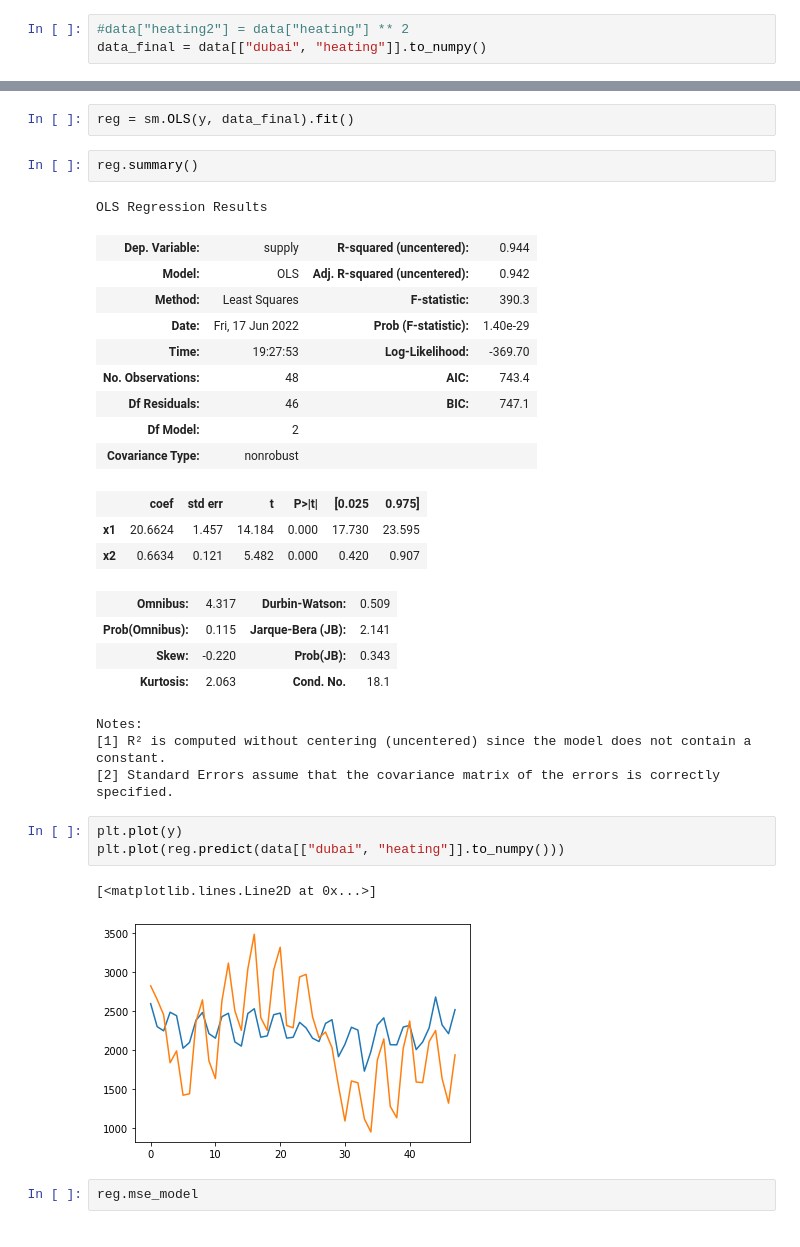
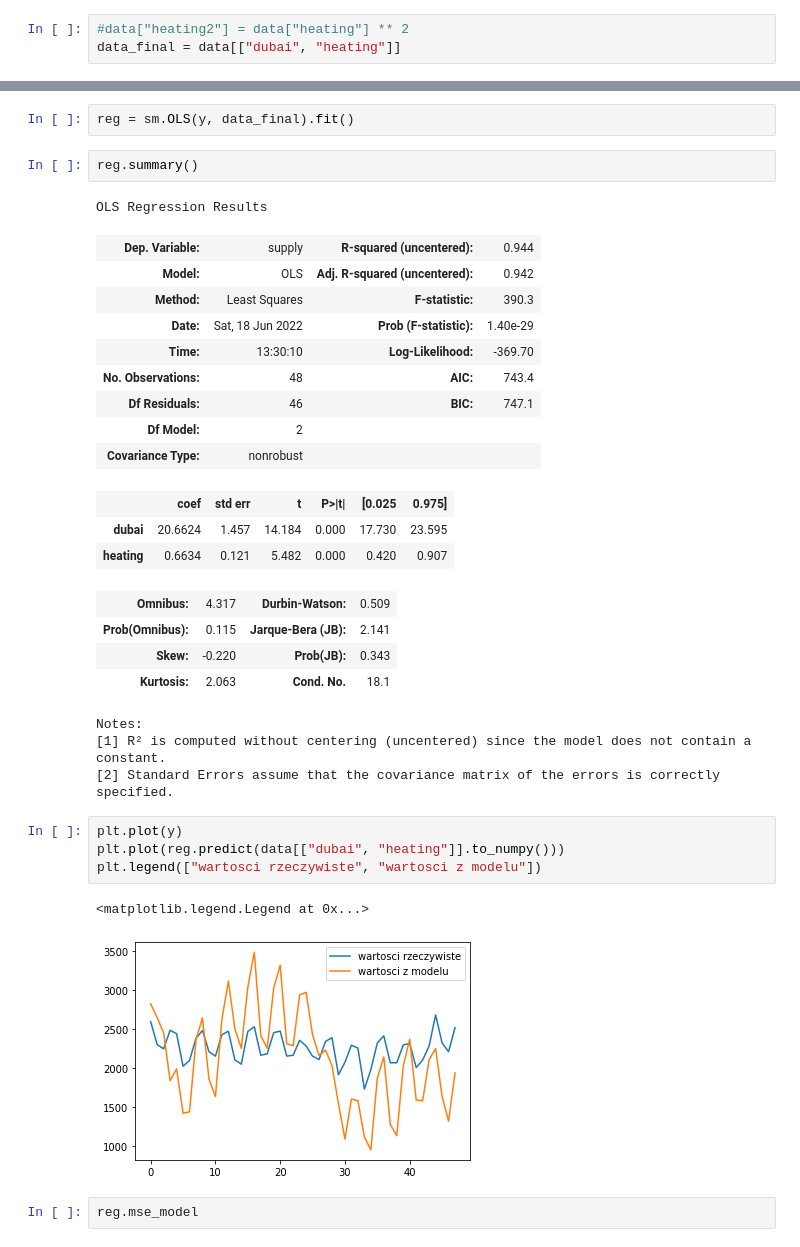
Before and after one commit to pgronkievitz/ekonometria, a Jupyter notebook: ekonometria-projekt2.ipynb, the cells around one changed output, grey strips where cells are left out. Saved outputs shown, nothing was run; the diff lists cells and outputs as text.

Commit message:
change models input to pandas frames add model version with constant added add legend to axes

```diff
--- a/ekonometria-projekt2.ipynb
+++ b/ekonometria-projekt2.ipynb
@@ -203,7 +203,7 @@ Należy wybrać dwie zmienne:
 2. `dubai`
 # %%
 #data["heating2"] = data["heating"] ** 2
-data_final = data[["dubai", "heating"]].to_numpy()
+data_final = data[["dubai", "heating"]]
 # %% [markdown]
 # Estymacja współczynników modelu
 
@@ -221,15 +225,15 @@ OLS Regression Results
 | Dep. Variable: | supply | R-squared (uncentered): | 0.944 |
 | Model: | OLS | Adj. R-squared (uncentered): | 0.942 |
 | Method: | Least Squares | F-statistic: | 390.3 |
-| Date: | Fri, 17 Jun 2022 | Prob (F-statistic): | 1.40e-29 |
-| Time: | 19:27:53 | Log-Likelihood: | -369.70 |
+| Date: | Sat, 18 Jun 2022 | Prob (F-statistic): | 1.40e-29 |
+| Time: | 13:30:10 | Log-Likelihood: | -369.70 |
 | No. Observations: | 48 | AIC: | 743.4 |
 | Df Residuals: | 46 | BIC: | 747.1 |
 | Df Model: | 2 |  |  |
 | Covariance Type: | nonrobust |  |  |
 |  | coef | std err | t | P>|t| | [0.025 | 0.975] |
-| x1 | 20.6624 | 1.457 | 14.184 | 0.000 | 17.730 | 23.595 |
-| x2 | 0.6634 | 0.121 | 5.482 | 0.000 | 0.420 | 0.907 |
+| dubai | 20.6624 | 1.457 | 14.184 | 0.000 | 17.730 | 23.595 |
+| heating | 0.6634 | 0.121 | 5.482 | 0.000 | 0.420 | 0.907 |
 | Omnibus: | 4.317 | Durbin-Watson: | 0.509 |
 | Prob(Omnibus): | 0.115 | Jarque-Bera (JB): | 2.141 |
 | Skew: | -0.220 | Prob(JB): | 0.343 |
@@ -240,9 +244,10 @@ Notes:
 # %%
 plt.plot(y)
 plt.plot(reg.predict(data[["dubai", "heating"]].to_numpy()))
+plt.legend(["wartosci rzeczywiste", "wartosci z modelu"])
 # %% [output]
-[<matplotlib.lines.Line2D at 0x...>]
+<matplotlib.legend.Legend at 0x...>
-[figure, old version]
+[figure, new version]
 # %%
 reg.mse_model
 # %% [output]
```
Also changed, not shown: parts of 7 cells of this notebook.
